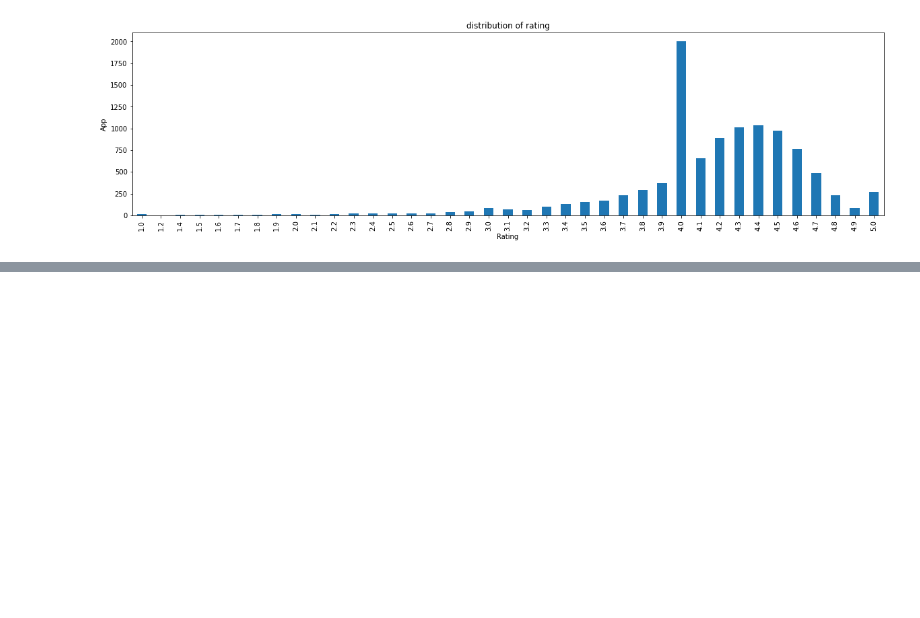
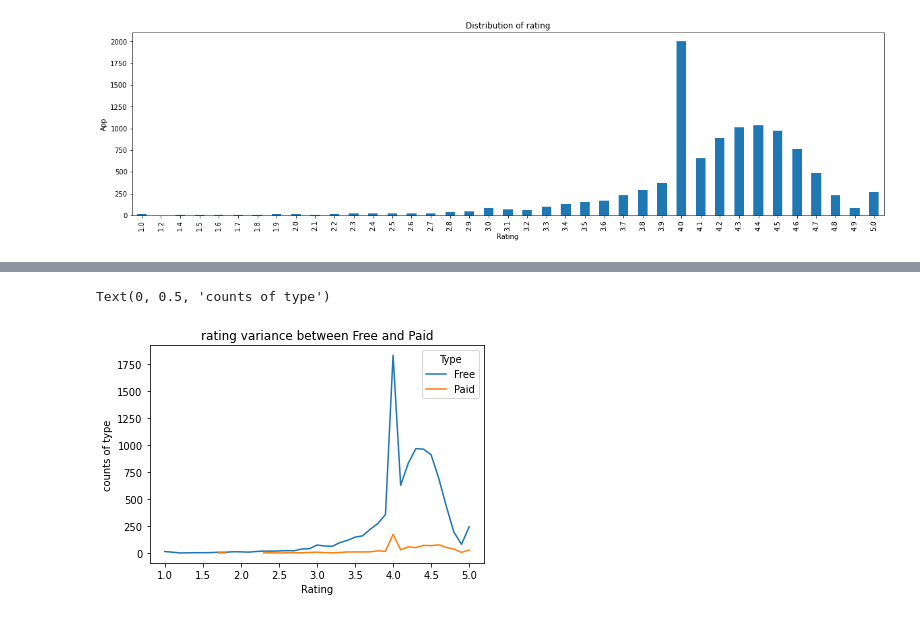
Before and after one commit to preetikhullbe/play-store-app-review, a Jupyter notebook: preeti_Play_Store_App_Review_Analysis_Capstone_Project.ipynb, the cells around one changed output, grey strips where cells are left out. Drawn from its saved outputs; the diff is of its cells as text; code cells hidden in the pictures; blank space fills up the shorter version.

```diff
--- a/preeti_Play_Store_App_Review_Analysis_Capstone_Project.ipynb
+++ b/preeti_Play_Store_App_Review_Analysis_Capstone_Project.ipynb
@@ -158,0 +172,9 @@ Text(0.5, 0, 'Rating')
+# %%
+#comparing using multiline graph
+rating_free_paid.plot()
+plt.title('rating variance between Free and Paid')
+plt.xlabel('Rating')
+plt.ylabel('counts of type')
+# %% [output]
+Text(0, 0.5, 'counts of type')
+[figure, added]
```
Also changed, not shown: parts of 4 cells of this notebook.
